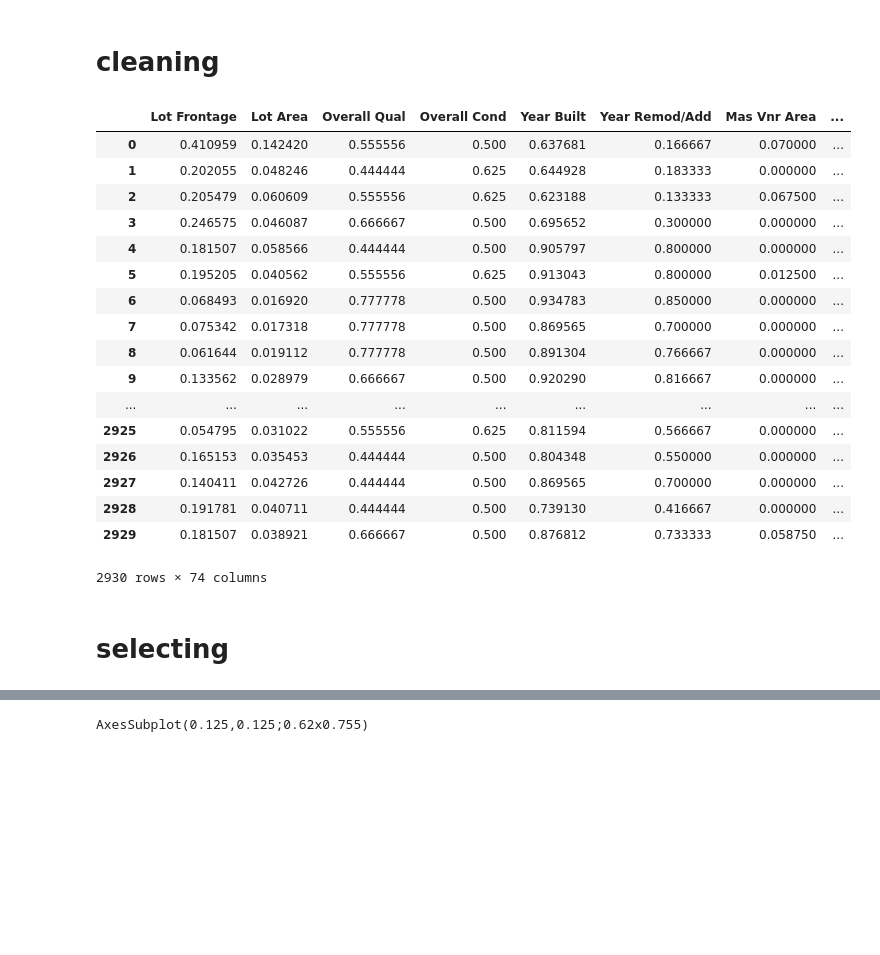
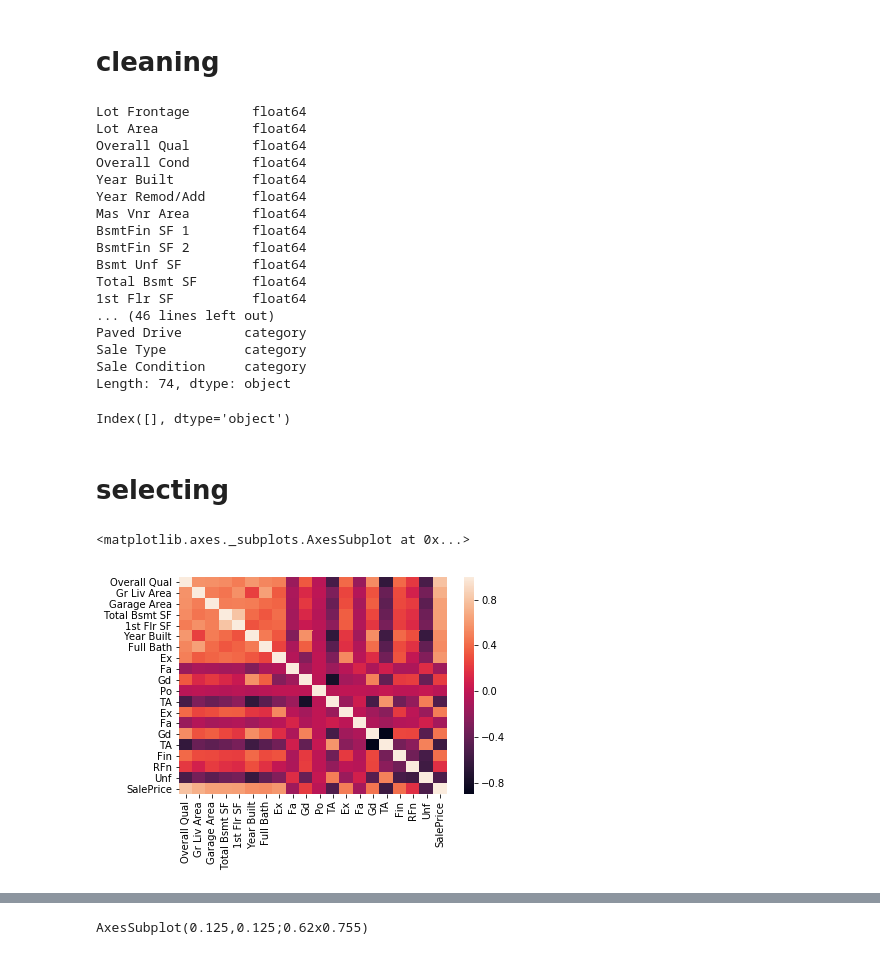
Before and after one commit to sjohns21/predicting_home_prices, a Jupyter notebook: predicting_home_prices.ipynb, the cells around one changed output, grey strips where cells are left out. Drawn from its saved outputs; the diff is of its cells as text; code cells hidden in the pictures; blank space fills up the shorter version.

```diff
--- a/predicting_home_prices.ipynb
+++ b/predicting_home_prices.ipynb
@@ -32,25 +32,33 @@ def transform_features(df):
     return dfc
 # %%
 dft = transform_features(df)
-dft
+dft.dtypes
 # %% [output]
-|  | Lot Frontage | Lot Area | Overall Qual | Overall Cond | Year Built | Year Remod/Add | Mas Vnr Area | ... |
-| 0 | 0.410959 | 0.142420 | 0.555556 | 0.500 | 0.637681 | 0.166667 | 0.070000 | ... |
-| 1 | 0.202055 | 0.048246 | 0.444444 | 0.625 | 0.644928 | 0.183333 | 0.000000 | ... |
-| 2 | 0.205479 | 0.060609 | 0.555556 | 0.625 | 0.623188 | 0.133333 | 0.067500 | ... |
-| 3 | 0.246575 | 0.046087 | 0.666667 | 0.500 | 0.695652 | 0.300000 | 0.000000 | ... |
-| 4 | 0.181507 | 0.058566 | 0.444444 | 0.500 | 0.905797 | 0.800000 | 0.000000 | ... |
-| 5 | 0.195205 | 0.040562 | 0.555556 | 0.625 | 0.913043 | 0.800000 | 0.012500 | ... |
-| 6 | 0.068493 | 0.016920 | 0.777778 | 0.500 | 0.934783 | 0.850000 | 0.000000 | ... |
-| 7 | 0.075342 | 0.017318 | 0.777778 | 0.500 | 0.869565 | 0.700000 | 0.000000 | ... |
-| 8 | 0.061644 | 0.019112 | 0.777778 | 0.500 | 0.891304 | 0.766667 | 0.000000 | ... |
-| 9 | 0.133562 | 0.028979 | 0.666667 | 0.500 | 0.920290 | 0.816667 | 0.000000 | ... |
-| ... | ... | ... | ... | ... | ... | ... | ... | ... |
-| 2925 | 0.054795 | 0.031022 | 0.555556 | 0.625 | 0.811594 | 0.566667 | 0.000000 | ... |
-| 2926 | 0.165153 | 0.035453 | 0.444444 | 0.500 | 0.804348 | 0.550000 | 0.000000 | ... |
-| 2927 | 0.140411 | 0.042726 | 0.444444 | 0.500 | 0.869565 | 0.700000 | 0.000000 | ... |
-| 2928 | 0.191781 | 0.040711 | 0.444444 | 0.500 | 0.739130 | 0.416667 | 0.000000 | ... |
-| 2929 | 0.181507 | 0.038921 | 0.666667 | 0.500 | 0.876812 | 0.733333 | 0.058750 | ... |
-2930 rows × 74 columns
+Lot Frontage        float64
+Lot Area            float64
+Overall Qual        float64
+Overall Cond        float64
+Year Built          float64
+Year Remod/Add      float64
+Mas Vnr Area        float64
+BsmtFin SF 1        float64
+BsmtFin SF 2        float64
+Bsmt Unf SF         float64
+Total Bsmt SF       float64
+1st Flr SF          float64
+... (46 lines left out)
+Paved Drive        category
+Sale Type          category
+Sale Condition     category
+Length: 74, dtype: object
+# %%
+dft.columns[dft.isna().sum() > 0]
+# %% [output]
+Index([], dtype='object')
 # %% [markdown]
 # selecting
+# %%
+sns.heatmap(dfs.corr())
+# %% [output]
+<matplotlib.axes._subplots.AxesSubplot at 0x...>
+[figure, added]
```
Also changed, not shown: parts of 16 cells of this notebook.
